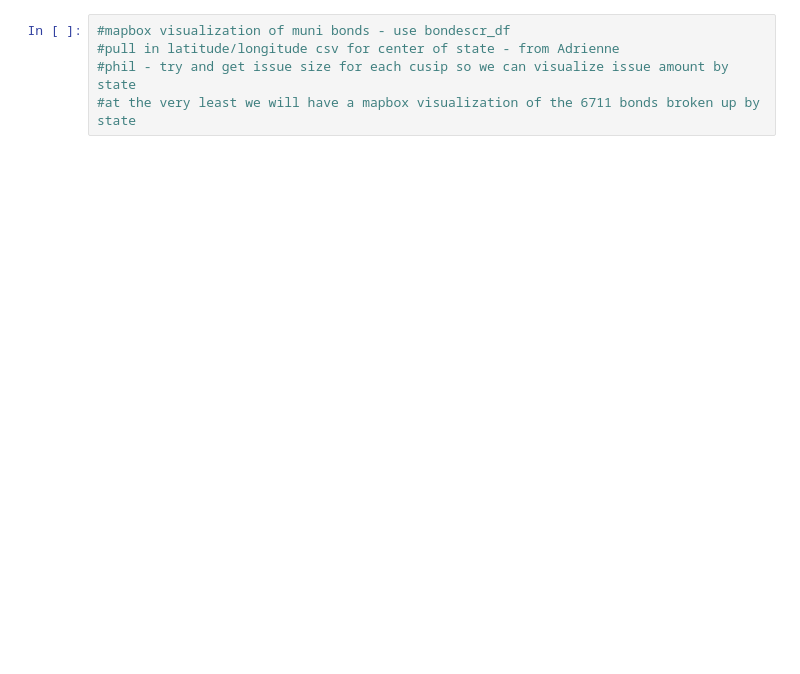
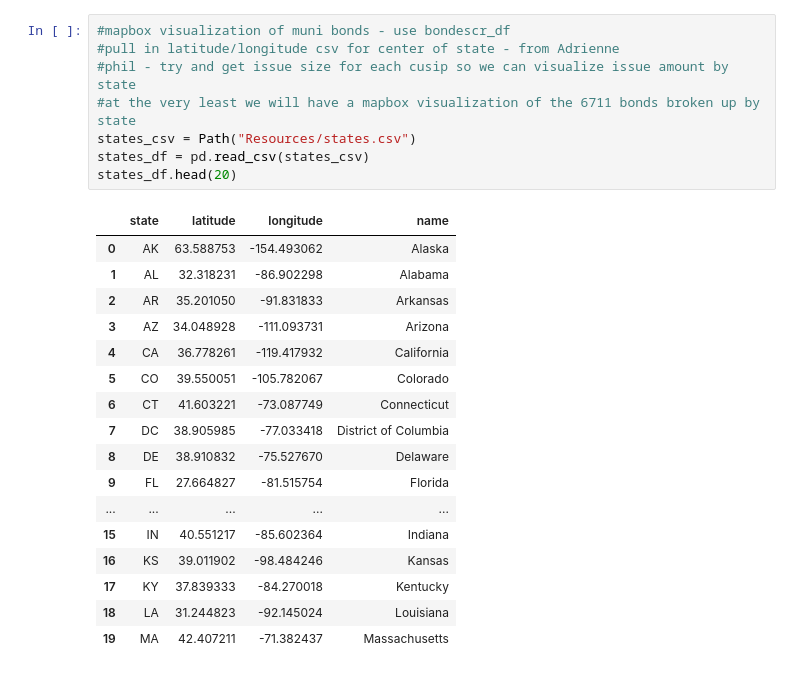
Before and after one commit to adomenick18/HedgingOurBets_MuniStyle, a Jupyter notebook: MAIN_NOTEBOOK-Final_Version.ipynb, the cells around one changed output. Drawn from its saved outputs; the diff is of its cells as text; blank space fills up the shorter version.

```diff
--- a/MAIN_NOTEBOOK-Final_Version.ipynb
+++ b/MAIN_NOTEBOOK-Final_Version.ipynb
@@ -963,5 +966,26 @@ muni_bond_characteristics_correlations_df.hvplot.scatter(x='Maturity Date',y='TL
 # %%
 #mapbox visualization of muni bonds - use bondescr_df
 #pull in latitude/longitude csv for center of state - from Adrienne
 #phil - try and get issue size for each cusip so we can visualize issue amount by state
 #at the very least we will have a mapbox visualization of the 6711 bonds broken up by state
+states_csv = Path("Resources/states.csv")
+states_df = pd.read_csv(states_csv)
+states_df.head(20)
+# %% [output]
+|  | state | latitude | longitude | name |
+| 0 | AK | 63.588753 | -154.493062 | Alaska |
+| 1 | AL | 32.318231 | -86.902298 | Alabama |
+| 2 | AR | 35.201050 | -91.831833 | Arkansas |
+| 3 | AZ | 34.048928 | -111.093731 | Arizona |
+| 4 | CA | 36.778261 | -119.417932 | California |
+| 5 | CO | 39.550051 | -105.782067 | Colorado |
+| 6 | CT | 41.603221 | -73.087749 | Connecticut |
+| 7 | DC | 38.905985 | -77.033418 | District of Columbia |
+| 8 | DE | 38.910832 | -75.527670 | Delaware |
+| 9 | FL | 27.664827 | -81.515754 | Florida |
+| ... | ... | ... | ... | ... |
+| 15 | IN | 40.551217 | -85.602364 | Indiana |
+| 16 | KS | 39.011902 | -98.484246 | Kansas |
+| 17 | KY | 37.839333 | -84.270018 | Kentucky |
+| 18 | LA | 31.244823 | -92.145024 | Louisiana |
+| 19 | MA | 42.407211 | -71.382437 | Massachusetts |
```
Also changed, not shown: parts of 10 cells of this notebook.
